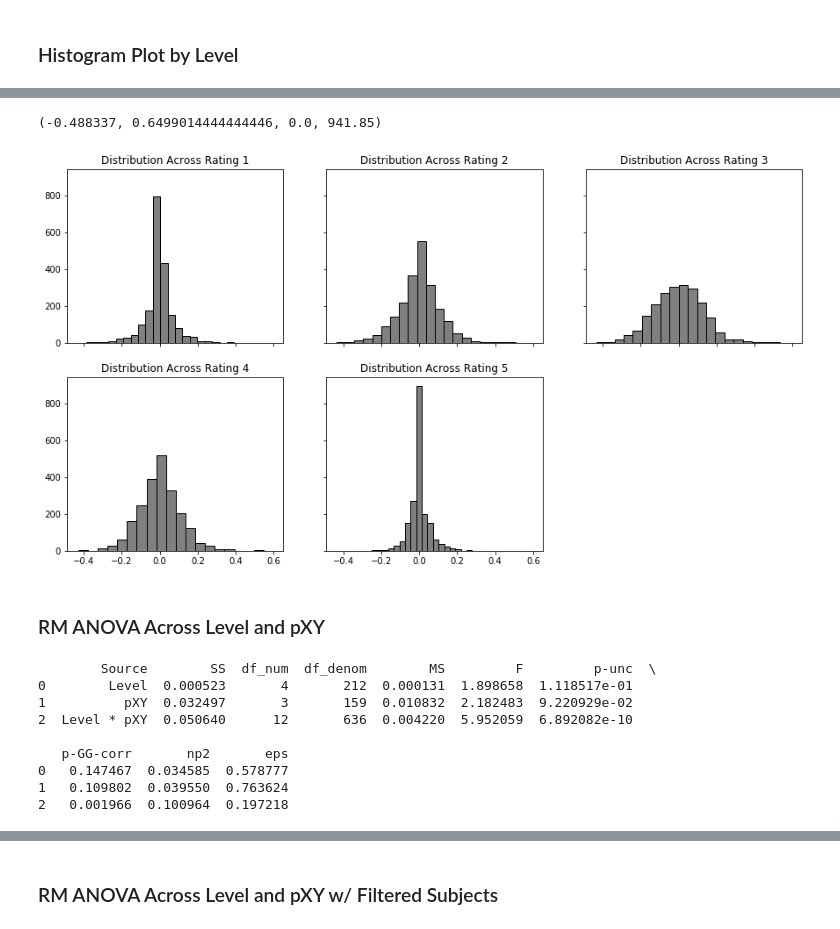
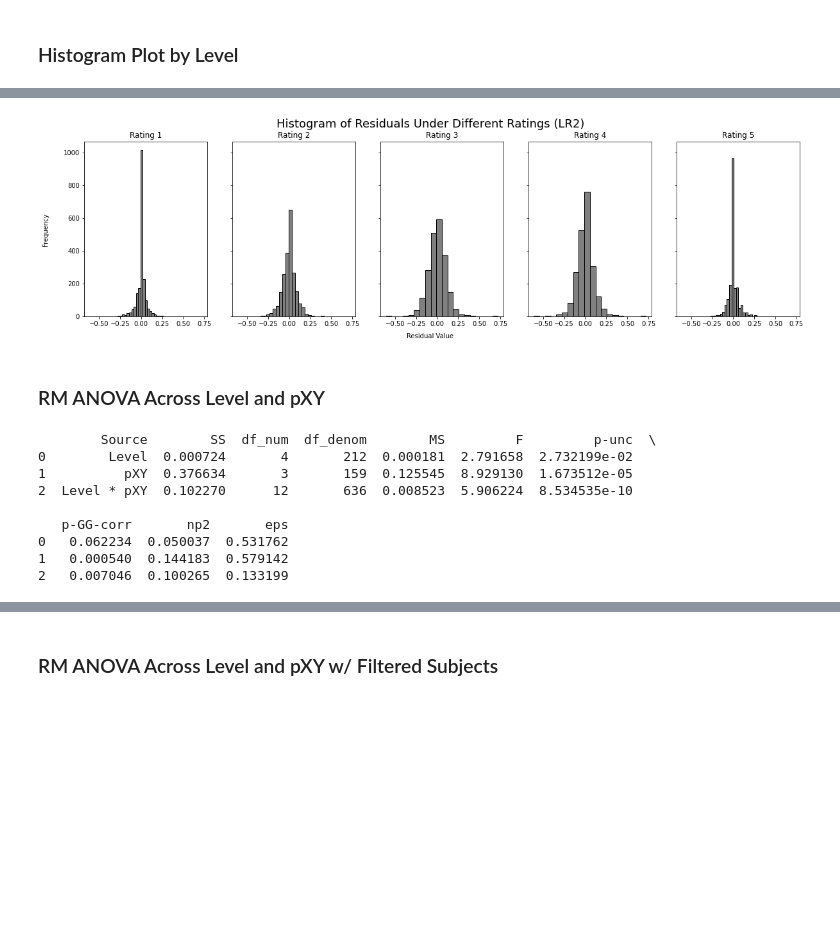
Before and after one commit to alexxyu/decision-modeling, a Jupyter notebook: Model Categorization and Analysis.ipynb, the cells around one changed output, grey strips where cells are left out. Saved outputs shown, nothing was run; the diff lists cells and outputs as text; code cells hidden in the pictures; blank space fills up the shorter version.

```diff
--- a/Model Categorization and Analysis.ipynb
+++ b/Model Categorization and Analysis.ipynb
@@ -134,10 +152,11 @@ for f in files:
 # Plotting pXY Comparisons
 # %%
 model_name = 'lr2'
-num_ratings = 5
+ratings_threshold = 1.0
+
 num_blocks = 10
-
 types = ['AA', 'BB', 'AB', 'BA']
+p_data = pd.read_csv('p_data.csv', index_col="Subject")
 fig, axes = plt.subplots(2, 2, sharex=True, sharey=True, figsize=(12, 8))
 
 for t, ax in zip(types, axes.flat):
@@ -161,6 +180,12 @@ for t, ax in zip(types, axes.flat):
 
         dat = loadmat(f_human)
         model_dat = pd.read_csv(f_model, index_col = 0)
+        subject = f_human[max(f_human.rfind('/'), f_human.rfind('\\'))+1:f_human.find('.')]
+
+        num_ratings = 0
+        for i in range(1, 6):
+            if p_data.loc[subject][f'PF{i}'] <= ratings_threshold:
+                num_ratings += 1
 
         real_ratings = []
         for rating in range(num_ratings):
@@ -179,7 +204,10 @@ for t, ax in zip(types, axes.flat):
     ax.plot([0, 1], [0, 1], linestyle='-', c='gray')
     for m, pH, pM in zip(markers, pXY_human.values(), pXY_model.values()):
         ax.scatter(pH, pM, edgecolors='black', facecolors='none', marker=m, alpha=0.5)
-        ax.set_title(f'p{t} Comparison for {model_name.upper()}')
+        ax.set_title(f'p{t}')
 
-#fig.savefig('DF2_comparison.png')
+fig.suptitle(f'Comparison Between p_Human and p_Model ({model_name.upper()})', fontsize=18)
+fig.text(0.5, 0.06, 'p_Human', ha='center')
+fig.text(0.06, 0.5, 'p_Model', va='center', rotation='vertical')
+fig.savefig(f'results/{model_name[:2]}/{model_name.upper()}_comparison.svg')
 # %% [output]
@@ -191,6 +280,6 @@ for t, ax in zip(types, axes.flat):
 # %%
-model_name = 'df1'
-num_ratings = 5
+model_name = 'lr2'
+ratings_threshold = 1.0
 num_blocks = 10
 
 files_human = []
@@ -202,6 +291,7 @@ files_model.extend(glob.glob(f'models/{model_name}/4deg/*points.csv'))
 files_model.extend(glob.glob(f'models/{model_name}/8deg/*points.csv'))
 files_model.sort(key=lambda x: x.replace('_points', ''))
 
+p_data = pd.read_csv('p_data.csv', index_col="Subject")
 types = ['AA', 'BB', 'AB', 'BA']
 pXY_human = {i:[] for i in range(num_ratings)}
 pXY_model = {i:[] for i in range(num_ratings)}
@@ -209,47 +299,58 @@ pXY_model = {i:[] for i in range(num_ratings)}
 for f_human, f_model in zip(files_human, files_model):
 
     dat = loadmat(f_human)
+    subject = f_human[max(f_human.rfind('/'), f_human.rfind('\\'))+1:f_human.find('.')]
     model_dat = pd.read_csv(f_model, index_col=0)
+
+    num_ratings = 0
+    for i in range(1, 6):
+        if p_data.loc[subject][f'PF{i}'] <= ratings_threshold:
+            num_ratings += 1
 
     n = 0
     for rating in range(num_ratings):
         tmp_check = np.concatenate([dat[f'p_{t}_{rating+1}Diff'][0] for t in types])
         if np.all(tmp_check == 0) or np.all(tmp_check == 1):
             continue
         if rating > 0 and rating < 5 and all([np.all(dat[f'p_{t}_{rating+1}Diff'][0] == dat[f'p_{t}_{rating}Diff'][0]) for t in types]):
             continue
 
         pXY_human[rating].extend(np.concatenate([dat[f'p_{t}_{rating+1}Diff'][0] for t in types]))
         pXY_model[rating].extend(np.concatenate([model_dat[f'p{t}'][num_blocks*n:num_blocks*(n+1)] for t in types]))
         n += 1
 
 pXY_residuals = {key:np.array(pM) - np.array(pH) for key, (pH, pM) in enumerate(zip(pXY_human.values(), pXY_model.values()))}
+#zXY_residuals = {key:np.array(st.norm.ppf(pM)) - np.array(st.norm.ppf(pH)) for key, (pH, pM) in enumerate(zip(pXY_human.values(), pXY_model.values()))}
 '''
 fvalue, pvalue = st.f_oneway(*[pXY_residuals[i] for i in d])
 
 print(f'p-value is {round(pvalue, 4)}.')
 if pvalue < 0.05:
     print('Null hypothesis rejected. Significant difference between group means.')
 else:
     print('Unable to reject null hypothesis.')
 '''
 
-fig, axes = plt.subplots(2, 3, sharex=True, sharey=True, figsize=(15, 8))
+n_ratings = len(pXY_residuals.keys())
+fig, axes = plt.subplots(1, n_ratings, sharex=True, sharey=True, figsize=(n_ratings*4, 5))
 for i, (vals, ax) in enumerate(zip(pXY_residuals.values(), axes.flat)):
+    vals = [v for v in vals if abs(v) != np.inf]
     ax.hist(vals, bins=20, color='gray', ec='black')
-    ax.set_title(f'Distribution Across Rating {i+1}')
+    ax.set_title(f'Rating {i+1}')
 #axes[-1, -1].text(0.5, 0.5, f'ANOVA p-value: {round(pvalue, 4)}', horizontalalignment='center', verticalalignment='center', transform=axes[-1, -1].transAxes, fontsize=18)
-axes[-1, -1].axis('off')
 
-#fig.savefig('DF2_residuals.png')
+fig.suptitle(f'Histogram of Residuals Under Different Ratings ({model_name.upper()})', fontsize=18)
+
+fig.text(0.5, 0.03, 'Residual Value', ha='center')
+fig.text(.08, 0.5, 'Frequency', va='center', rotation='vertical')
+fig.savefig(f'results/{model_name[:2]}/{model_name.upper()}_presiduals.svg')
 # %% [output]
-(-0.488337, 0.6499014444444446, 0.0, 941.85)
-[figure, old version]
+[figure, new version]
 # %% [markdown]
 ### RM ANOVA Across Level and pXY
 # %%
-model_name = 'df2'
-num_ratings = 5
+model_name = 'df1'
+ratings_threshold = 1.0
 num_blocks = 10
 
 files_human = []
@@ -262,6 +363,7 @@ files_model.extend(glob.glob(f'models/{model_name}/8deg/*points.csv'))
 files_model.sort(key=lambda x: x.replace('_points', ''))
 
 types = ['AA', 'BB', 'AB', 'BA']
+p_data = pd.read_csv('p_data.csv', index_col="Subject")
 
 df = pd.DataFrame(columns=['Subject', 'pXY', 'Level', 'Residual'])
 
@@ -270,6 +372,11 @@ for f_human, f_model in zip(files_human, files_model):
     dat = loadmat(f_human)
     subject = f_human[max(f_human.rfind('/'), f_human.rfind('\\'))+1:f_human.find('.')]
     model_dat = pd.read_csv(f_model, index_col=0)
+
+    num_ratings = 0
+    for i in range(1, 6):
+        if p_data.loc[subject][f'PF{i}'] <= ratings_threshold:
+            num_ratings += 1
 
     n = 0
     for rating in range(num_ratings):
@@ -289,11 +396,11 @@ res = res.rename(columns={'ddof1': 'df_num', 'ddof2': 'df_denom'})
 print(res)
 # %% [output]
         Source        SS  df_num  df_denom        MS         F         p-unc  \
-0        Level  0.000523       4       212  0.000131  1.898658  1.118517e-01
-1          pXY  0.032497       3       159  0.010832  2.182483  9.220929e-02
-2  Level * pXY  0.050640      12       636  0.004220  5.952059  6.892082e-10
+0        Level  0.000724       4       212  0.000181  2.791658  2.732199e-02
+1          pXY  0.376634       3       159  0.125545  8.929130  1.673512e-05
+2  Level * pXY  0.102270      12       636  0.008523  5.906224  8.534535e-10
 
    p-GG-corr       np2       eps
-0   0.147467  0.034585  0.578777
-1   0.109802  0.039550  0.763624
-2   0.001966  0.100964  0.197218
+0   0.062234  0.050037  0.531762
+1   0.000540  0.144183  0.579142
+2   0.007046  0.100265  0.133199
```
Also changed, not shown: parts of 5 cells of this notebook.
